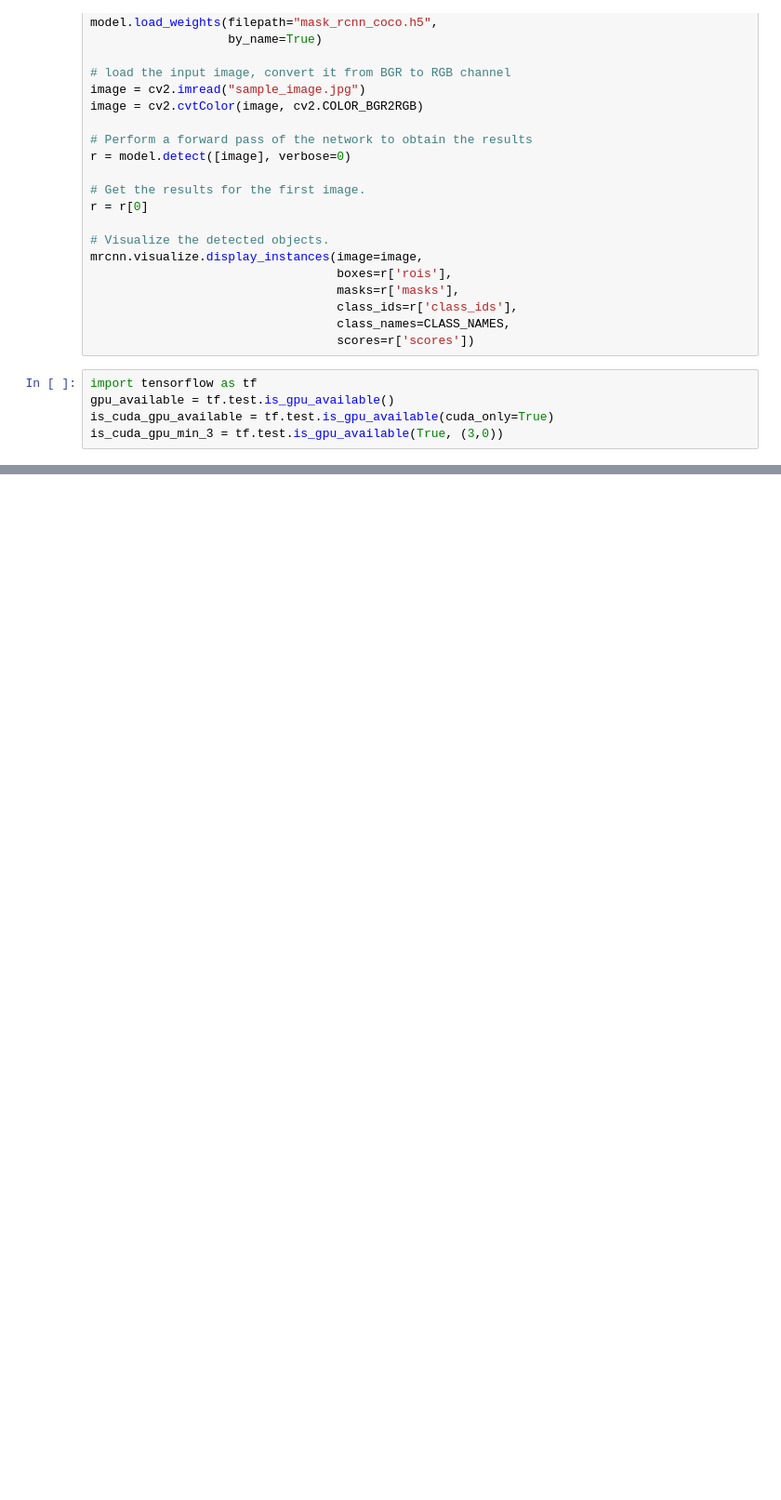
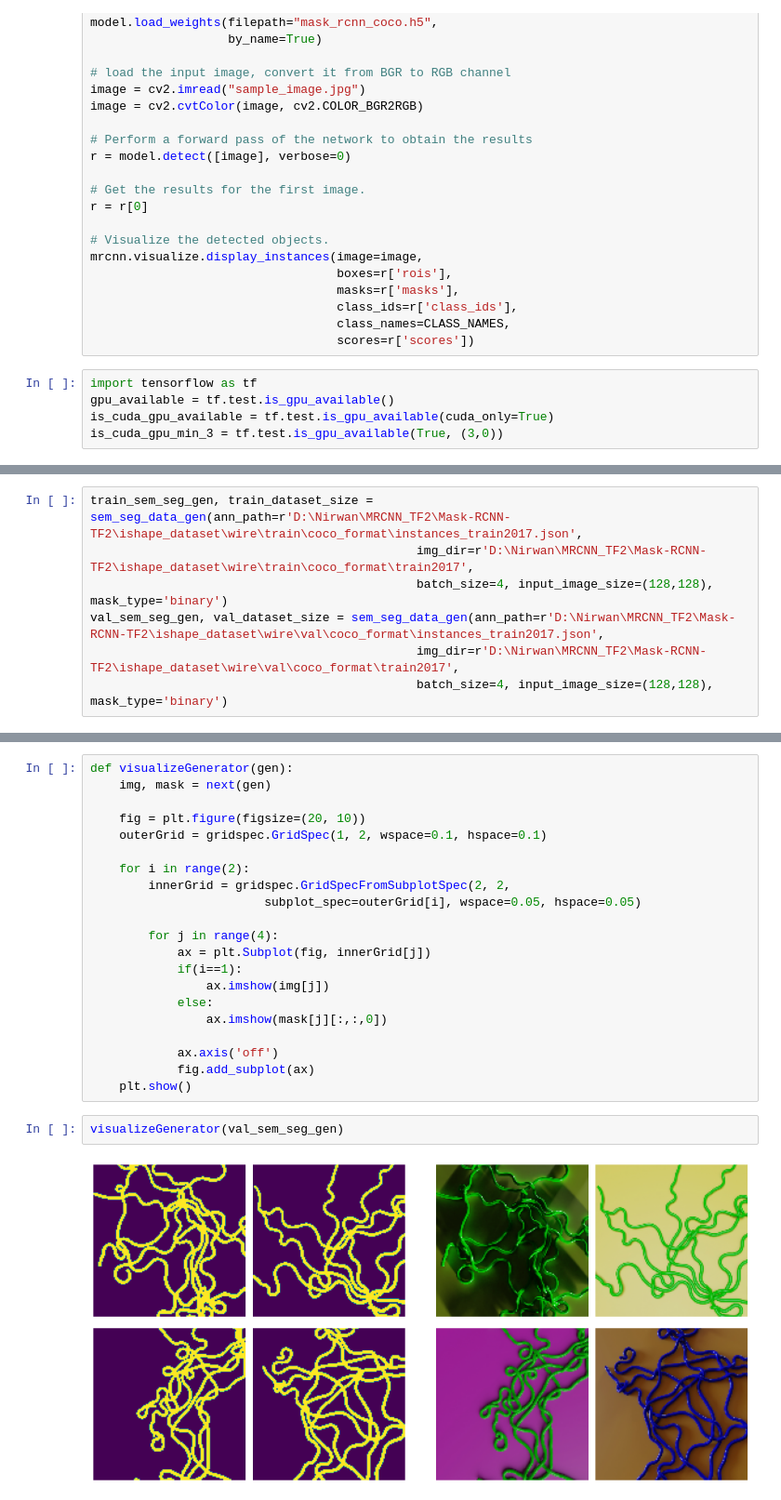
Before and after one commit to NirwanBanerjee/Mask_RCNN, a Jupyter notebook: demo.ipynb, the cells around one changed output, grey strips where cells are left out. Shown at 93% size. Cells and saved outputs as stored; diff of their text form; blank space fills up the shorter version.

```diff
--- a/demo.ipynb
+++ b/demo.ipynb
@@ -61,0 +229,7 @@ False
+# %%
+train_sem_seg_gen, train_dataset_size = sem_seg_data_gen(ann_path=r'D:\Nirwan\MRCNN_TF2\Mask-RCNN-TF2\ishape_dataset\wire\train\coco_format\instances_train2017.json',
+                                             img_dir=r'D:\Nirwan\MRCNN_TF2\Mask-RCNN-TF2\ishape_dataset\wire\train\coco_format\train2017',
+                                             batch_size=4, input_image_size=(128,128), mask_type='binary')
+val_sem_seg_gen, val_dataset_size = sem_seg_data_gen(ann_path=r'D:\Nirwan\MRCNN_TF2\Mask-RCNN-TF2\ishape_dataset\wire\val\coco_format\instances_train2017.json',
+                                             img_dir=r'D:\Nirwan\MRCNN_TF2\Mask-RCNN-TF2\ishape_dataset\wire\val\coco_format\train2017',
+                                             batch_size=4, input_image_size=(128,128), mask_type='binary')
@@ -61,0 +254,25 @@ False
+# %%
+def visualizeGenerator(gen):
+    img, mask = next(gen)
+
+    fig = plt.figure(figsize=(20, 10))
+    outerGrid = gridspec.GridSpec(1, 2, wspace=0.1, hspace=0.1)
+
+    for i in range(2):
+        innerGrid = gridspec.GridSpecFromSubplotSpec(2, 2,
+                        subplot_spec=outerGrid[i], wspace=0.05, hspace=0.05)
+
+        for j in range(4):
+            ax = plt.Subplot(fig, innerGrid[j])
+            if(i==1):
+                ax.imshow(img[j])
+            else:
+                ax.imshow(mask[j][:,:,0])
+
+            ax.axis('off')
+            fig.add_subplot(ax)
+    plt.show()
+# %%
+visualizeGenerator(val_sem_seg_gen)
+# %% [output]
+[figure, added]
```
Also changed, not shown: parts of 8 cells of this notebook, 4 other files.
